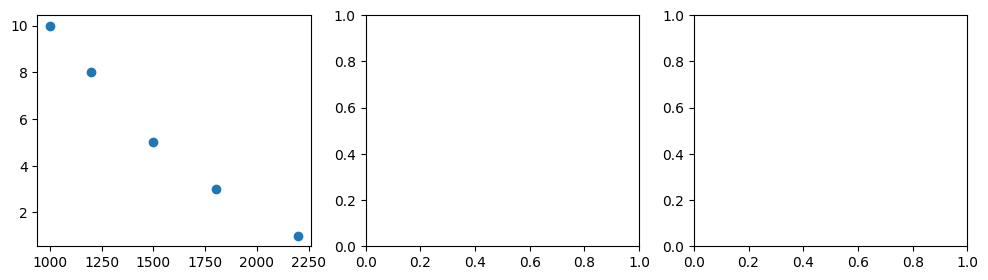
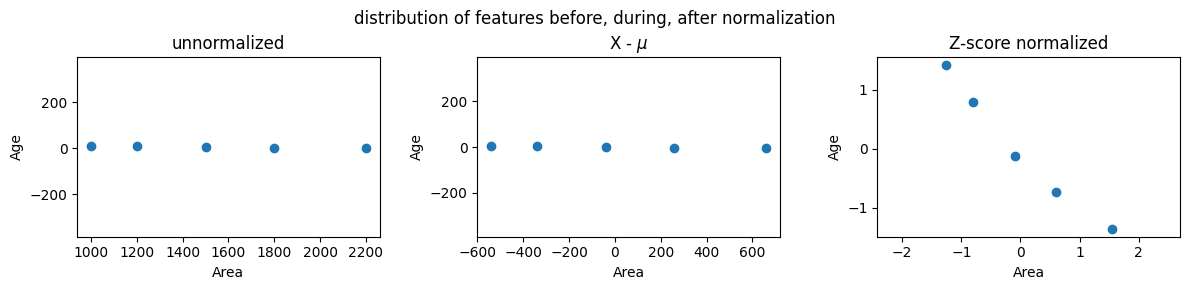
Unified diff of the notebook cell whose output changed from the first chart to the second:
--- before
+++ after
@@ -1,4 +1,4 @@
 
-mu     = np.mean(X_train,axis=0)   
+mu = np.mean(X_train,axis=0)   
 sigma  = np.std(X_train,axis=0) 
 X_mean = (X_train - mu)
@@ -7,15 +7,15 @@
 fig,ax=plt.subplots(1, 3, figsize=(12, 3))
 ax[0].scatter(X_train[:,0], X_train[:,3])
-ax[0].set_xlabel(X_features[0]); ax[0].set_ylabel(X_features[3]);
+ax[0].set_xlabel(feature_names[0]); ax[0].set_ylabel(feature_names[3]);
 ax[0].set_title("unnormalized")
 ax[0].axis('equal')
 
 ax[1].scatter(X_mean[:,0], X_mean[:,3])
-ax[1].set_xlabel(X_features[0]); ax[0].set_ylabel(X_features[3]);
+ax[1].set_xlabel(feature_names[0]); ax[1].set_ylabel(feature_names[3]);
 ax[1].set_title(r"X - $\mu$")
 ax[1].axis('equal')
 
 ax[2].scatter(X_norm[:,0], X_norm[:,3])
-ax[2].set_xlabel(X_features[0]); ax[0].set_ylabel(X_features[3]);
+ax[2].set_xlabel(feature_names[0]); ax[2].set_ylabel(feature_names[3]);
 ax[2].set_title(r"Z-score normalized")
 ax[2].axis('equal')

Commit: Daily work